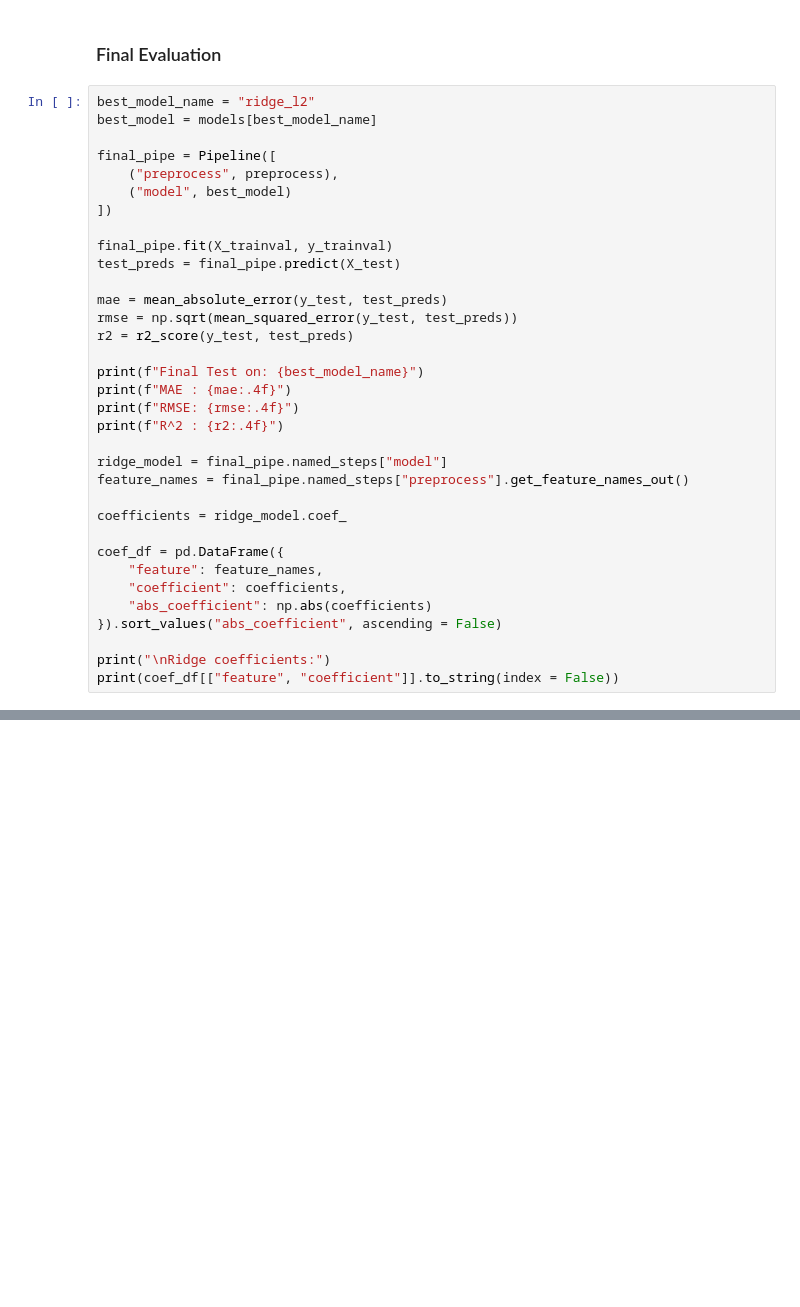
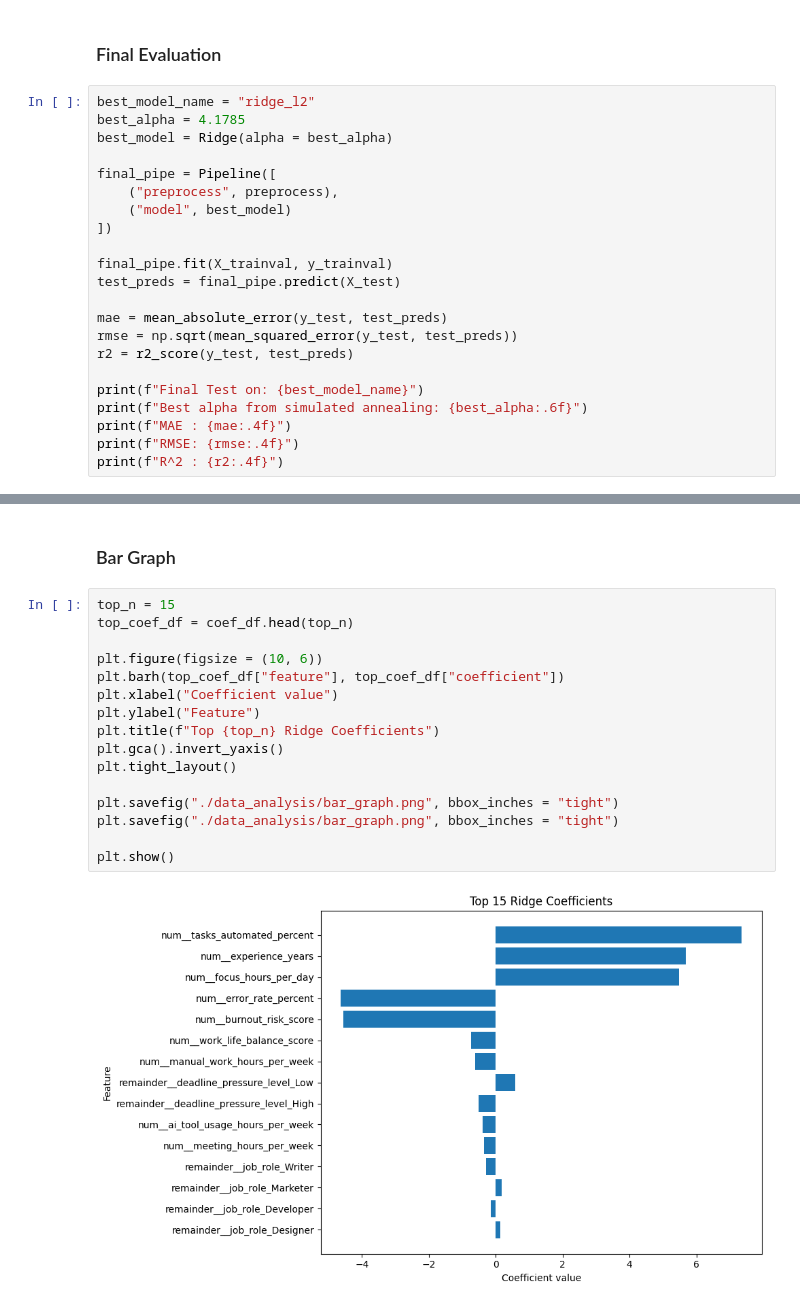
Before and after one commit to georgeded/ai-workplace-productivity-ml, a Jupyter notebook: split_and_evaluate.ipynb, the cells around one changed output, grey strips where cells are left out. Saved outputs shown, nothing was run; the diff lists cells and outputs as text; blank space fills up the shorter version.

Commit message:
Merged linear curve and statistical significance test with simulated annealing. Added bar graph for coefficients

```diff
--- a/split_and_evaluate.ipynb
+++ b/split_and_evaluate.ipynb
@@ -129,7 +246,8 @@ R^2 : 0.8675 ± 0.0097
 ### Final Evaluation
 # %%
 best_model_name = "ridge_l2"
-best_model = models[best_model_name]
+best_alpha = 4.1785
+best_model = Ridge(alpha = best_alpha)
 
 final_pipe = Pipeline([
     ("preprocess", preprocess),
@@ -144,21 +262,8 @@ rmse = np.sqrt(mean_squared_error(y_test, test_preds))
 r2 = r2_score(y_test, test_preds)
 
 print(f"Final Test on: {best_model_name}")
+print(f"Best alpha from simulated annealing: {best_alpha:.6f}")
 print(f"MAE : {mae:.4f}")
 print(f"RMSE: {rmse:.4f}")
 print(f"R^2 : {r2:.4f}")
-
-ridge_model = final_pipe.named_steps["model"]
-feature_names = final_pipe.named_steps["preprocess"].get_feature_names_out()
-
-coefficients = ridge_model.coef_
-
-coef_df = pd.DataFrame({
-    "feature": feature_names,
-    "coefficient": coefficients,
-    "abs_coefficient": np.abs(coefficients)
-}).sort_values("abs_coefficient", ascending = False)
-
-print("\nRidge coefficients:")
-print(coef_df[["feature", "coefficient"]].to_string(index = False))
 # %% [output]
@@ -198,0 +309,20 @@ Baseline R^2: -0.0004
+# %% [markdown]
+### Bar Graph
+# %%
+top_n = 15
+top_coef_df = coef_df.head(top_n)
+
+plt.figure(figsize = (10, 6))
+plt.barh(top_coef_df["feature"], top_coef_df["coefficient"])
+plt.xlabel("Coefficient value")
+plt.ylabel("Feature")
+plt.title(f"Top {top_n} Ridge Coefficients")
+plt.gca().invert_yaxis()
+plt.tight_layout()
+
+plt.savefig("./data_analysis/bar_graph.png", bbox_inches = "tight")
+plt.savefig("./data_analysis/bar_graph.png", bbox_inches = "tight")
+
+plt.show()
+# %% [output]
+[figure, added]
```
Also changed, not shown: parts of 20 cells of this notebook, 9 other files.
